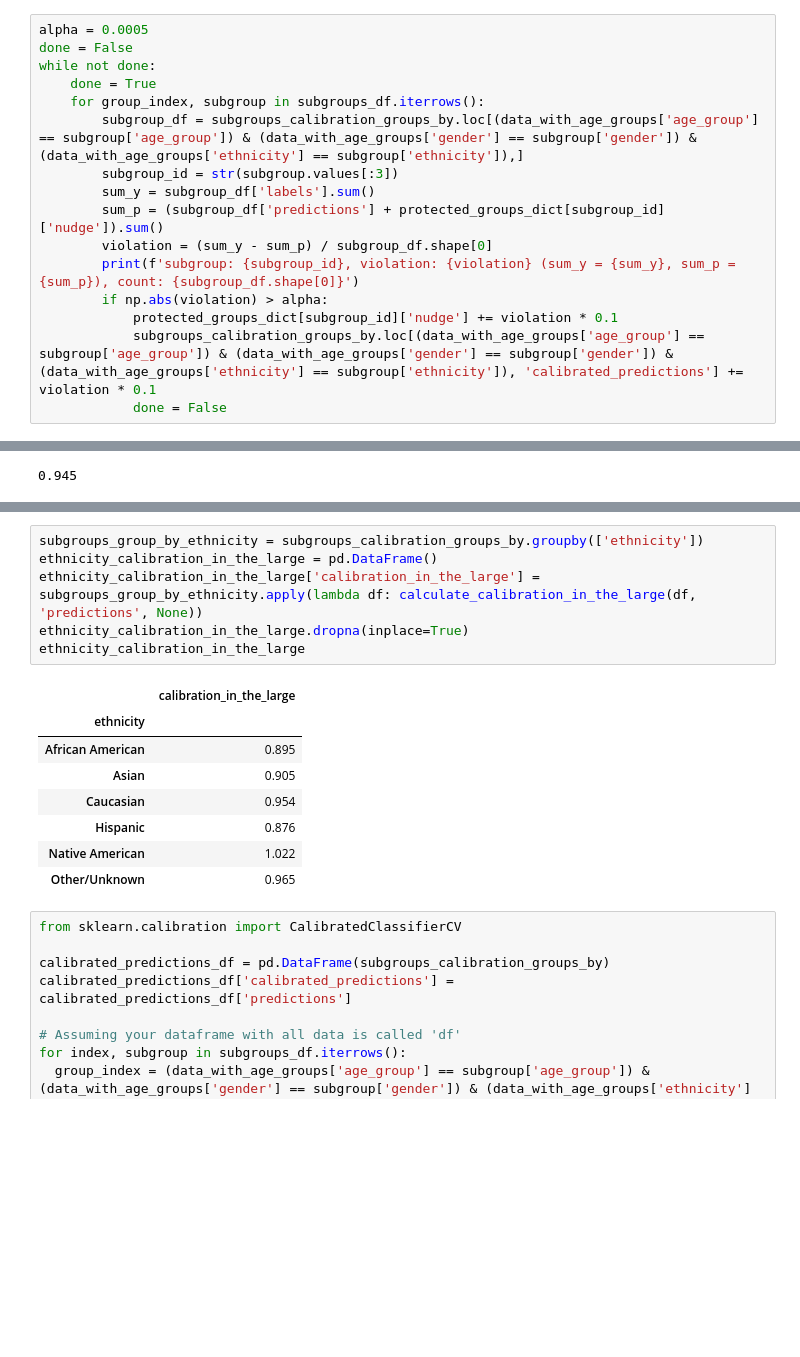
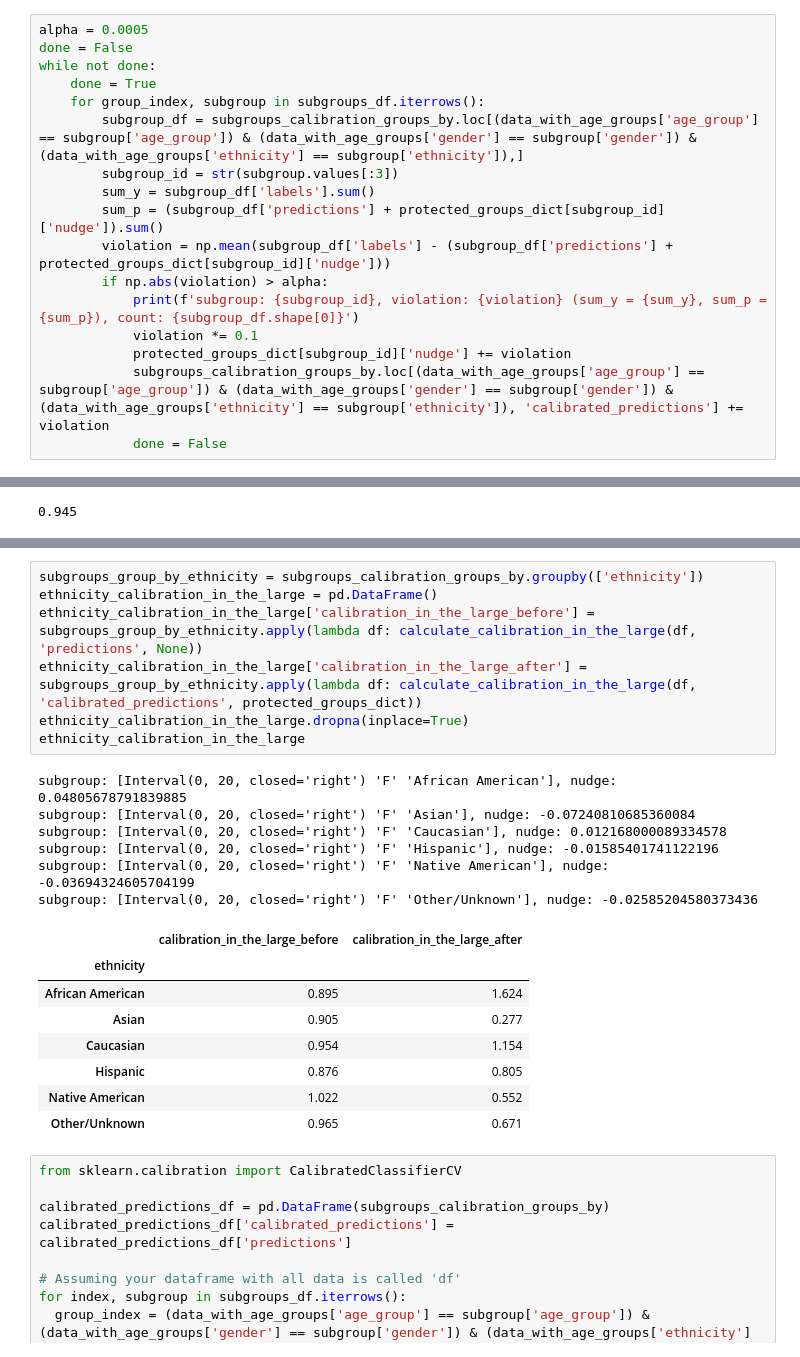
Before and after one commit to ShaniCohen/pred-ICU, a Jupyter notebook: fairness/fairness.ipynb, the cells around one changed output, grey strips where cells are left out. Cells and saved outputs as stored; diff of their text form; blank space fills up the shorter version.

```diff
--- a/fairness/fairness.ipynb
+++ b/fairness/fairness.ipynb
@@ -263,11 +263,12 @@ while not done:
         subgroup_id = str(subgroup.values[:3])
         sum_y = subgroup_df['labels'].sum()
         sum_p = (subgroup_df['predictions'] + protected_groups_dict[subgroup_id]['nudge']).sum()
-        violation = (sum_y - sum_p) / subgroup_df.shape[0]
-        print(f'subgroup: {subgroup_id}, violation: {violation} (sum_y = {sum_y}, sum_p = {sum_p}), count: {subgroup_df.shape[0]}')
+        violation = np.mean(subgroup_df['labels'] - (subgroup_df['predictions'] + protected_groups_dict[subgroup_id]['nudge']))
         if np.abs(violation) > alpha:
-            protected_groups_dict[subgroup_id]['nudge'] += violation * 0.1
-            subgroups_calibration_groups_by.loc[(data_with_age_groups['age_group'] == subgroup['age_group']) & (data_with_age_groups['gender'] == subgroup['gender']) & (data_with_age_groups['ethnicity'] == subgroup['ethnicity']), 'calibrated_predictions'] += violation * 0.1
+            print(f'subgroup: {subgroup_id}, violation: {violation} (sum_y = {sum_y}, sum_p = {sum_p}), count: {subgroup_df.shape[0]}')
+            violation *= 0.1
+            protected_groups_dict[subgroup_id]['nudge'] += violation
+            subgroups_calibration_groups_by.loc[(data_with_age_groups['age_group'] == subgroup['age_group']) & (data_with_age_groups['gender'] == subgroup['gender']) & (data_with_age_groups['ethnicity'] == subgroup['ethnicity']), 'calibrated_predictions'] += violation
             done = False
 # %% [output]
 subgroup: [Interval(0, 20, closed='right') 'F' 'African American'], violation: 0.048527393835566694 (sum_y = 10, sum_p = 6.991301582194865), count: 62
@@ -352,18 +360,25 @@ gender_calibration_in_the_large
 # %%
 subgroups_group_by_ethnicity = subgroups_calibration_groups_by.groupby(['ethnicity'])
 ethnicity_calibration_in_the_large = pd.DataFrame()
-ethnicity_calibration_in_the_large['calibration_in_the_large'] = subgroups_group_by_ethnicity.apply(lambda df: calculate_calibration_in_the_large(df, 'predictions', None))
+ethnicity_calibration_in_the_large['calibration_in_the_large_before'] = subgroups_group_by_ethnicity.apply(lambda df: calculate_calibration_in_the_large(df, 'predictions', None))
+ethnicity_calibration_in_the_large['calibration_in_the_large_after'] = subgroups_group_by_ethnicity.apply(lambda df: calculate_calibration_in_the_large(df, 'calibrated_predictions', protected_groups_dict))
 ethnicity_calibration_in_the_large.dropna(inplace=True)
 ethnicity_calibration_in_the_large
 # %% [output]
+subgroup: [Interval(0, 20, closed='right') 'F' 'African American'], nudge: 0.04805678791839885
+subgroup: [Interval(0, 20, closed='right') 'F' 'Asian'], nudge: -0.07240810685360084
+subgroup: [Interval(0, 20, closed='right') 'F' 'Caucasian'], nudge: 0.012168000089334578
+subgroup: [Interval(0, 20, closed='right') 'F' 'Hispanic'], nudge: -0.01585401741122196
+subgroup: [Interval(0, 20, closed='right') 'F' 'Native American'], nudge: -0.03694324605704199
+subgroup: [Interval(0, 20, closed='right') 'F' 'Other/Unknown'], nudge: -0.02585204580373436
-|  | calibration_in_the_large |
-| ethnicity |  |
-| African American | 0.895 |
-| Asian | 0.905 |
-| Caucasian | 0.954 |
-| Hispanic | 0.876 |
-| Native American | 1.022 |
-| Other/Unknown | 0.965 |
+|  | calibration_in_the_large_before | calibration_in_the_large_after |
+| ethnicity |  |  |
+| African American | 0.895 | 1.624 |
+| Asian | 0.905 | 0.277 |
+| Caucasian | 0.954 | 1.154 |
+| Hispanic | 0.876 | 0.805 |
+| Native American | 1.022 | 0.552 |
+| Other/Unknown | 0.965 | 0.671 |
 # %%
 from sklearn.calibration import CalibratedClassifierCV
 
```
Also changed, not shown: parts of 5 cells of this notebook.
